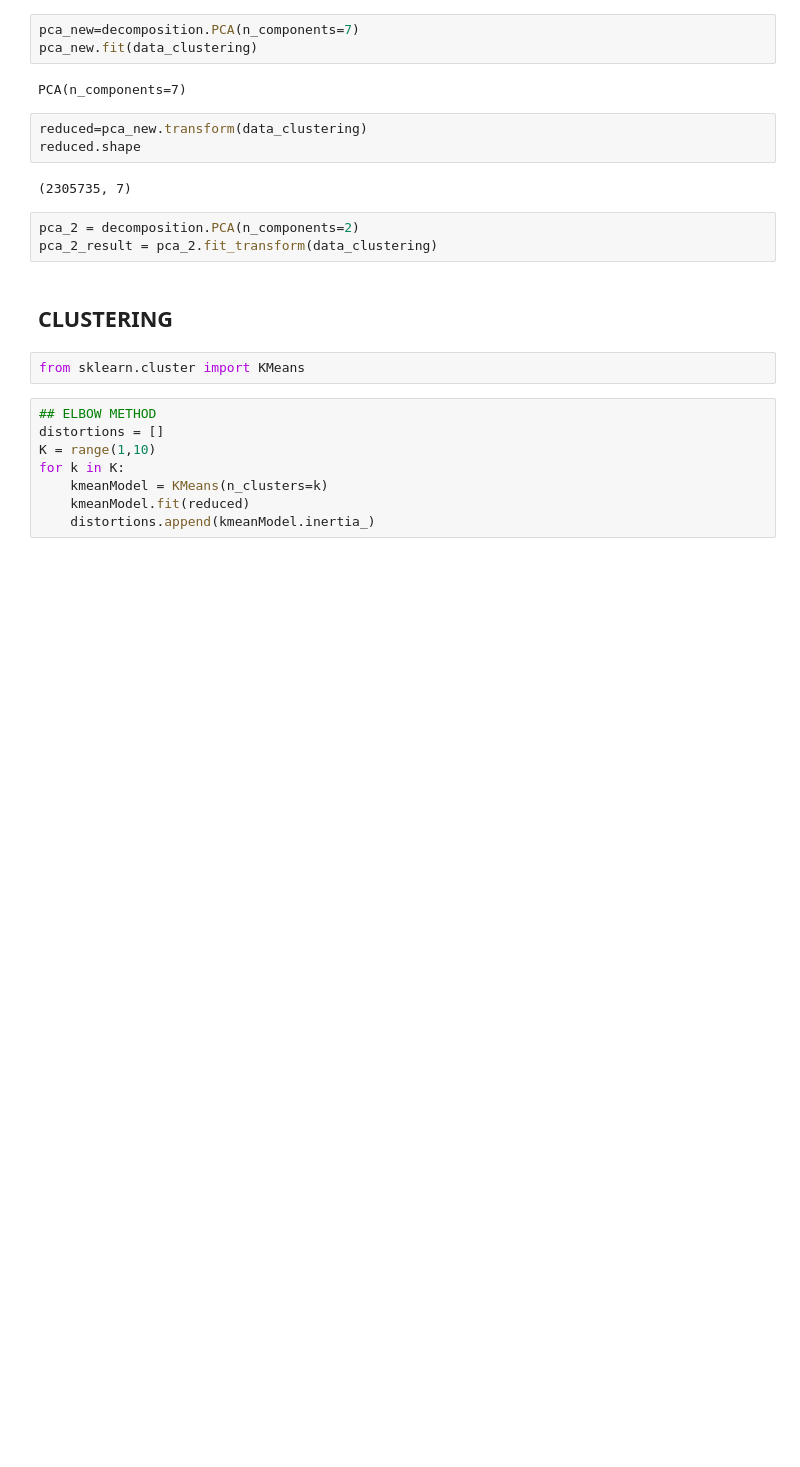
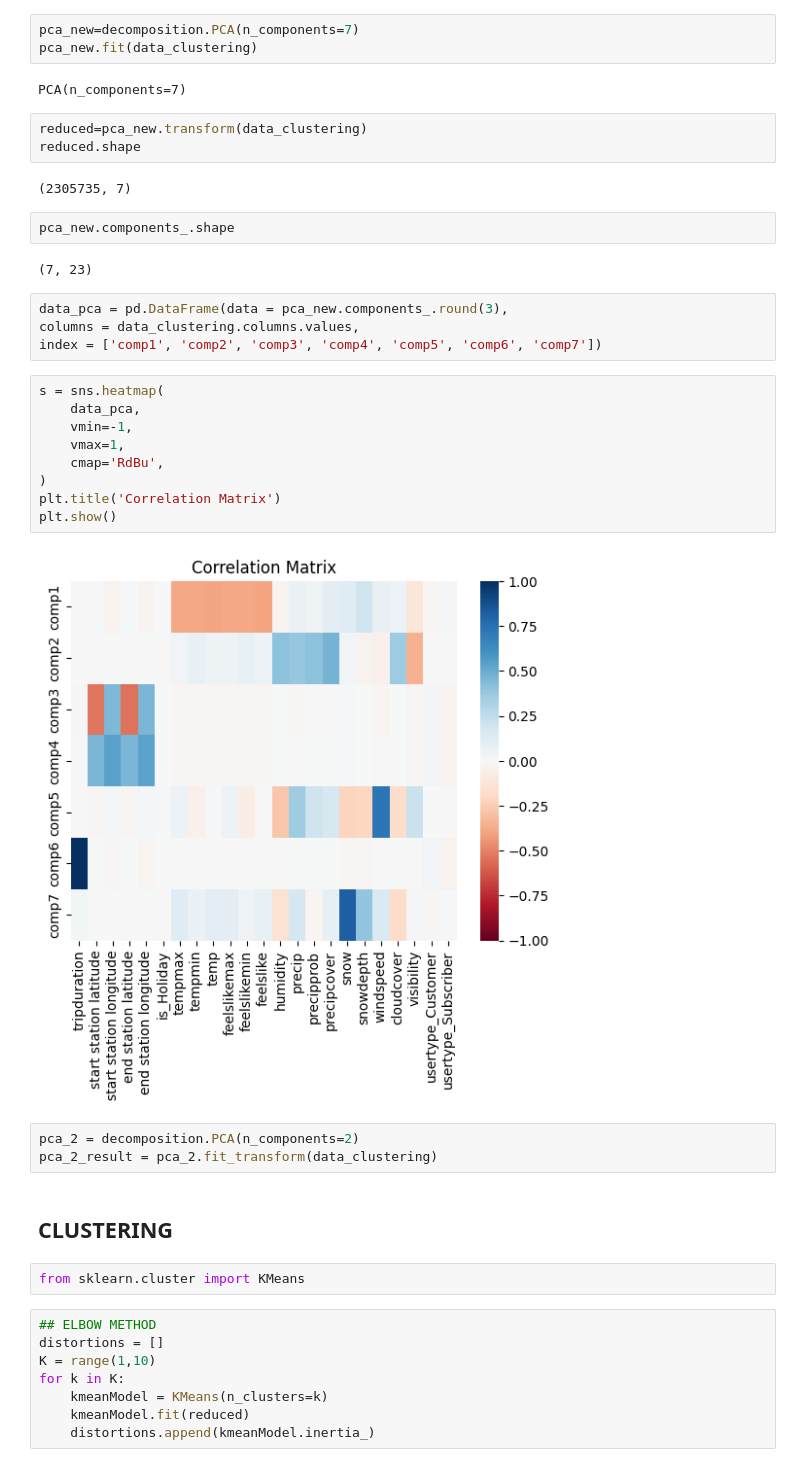
Before and after one commit to ivans14/BA_proj, a Jupyter notebook: Exploratory.ipynb, the cells around one changed output. Cells and saved outputs as stored; diff of their text form; blank space fills up the shorter version.

```diff
--- a/Exploratory.ipynb
+++ b/Exploratory.ipynb
@@ -430,6 +393,25 @@ reduced=pca_new.transform(data_clustering)
 reduced.shape
 # %% [output]
 (2305735, 7)
+# %%
+pca_new.components_.shape
+# %% [output]
+(7, 23)
+# %%
+data_pca = pd.DataFrame(data = pca_new.components_.round(3),
+columns = data_clustering.columns.values,
+index = ['comp1', 'comp2', 'comp3', 'comp4', 'comp5', 'comp6', 'comp7'])
+# %%
+s = sns.heatmap(
+    data_pca,
+    vmin=-1,
+    vmax=1,
+    cmap='RdBu',
+)
+plt.title('Correlation Matrix')
+plt.show()
+# %% [output]
+[figure, added]
 # %%
 pca_2 = decomposition.PCA(n_components=2)
 pca_2_result = pca_2.fit_transform(data_clustering)
```
Also changed, not shown: parts of 26 cells of this notebook, 1 other file.
